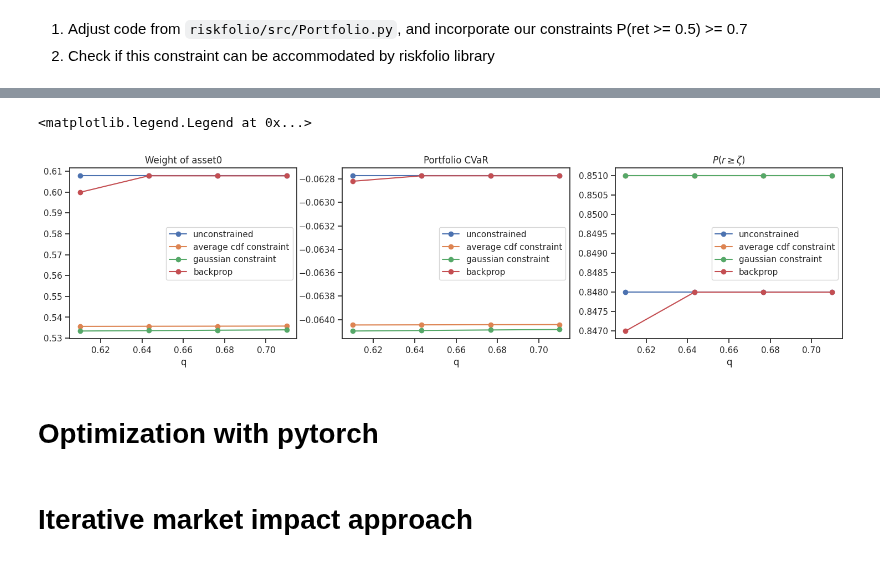
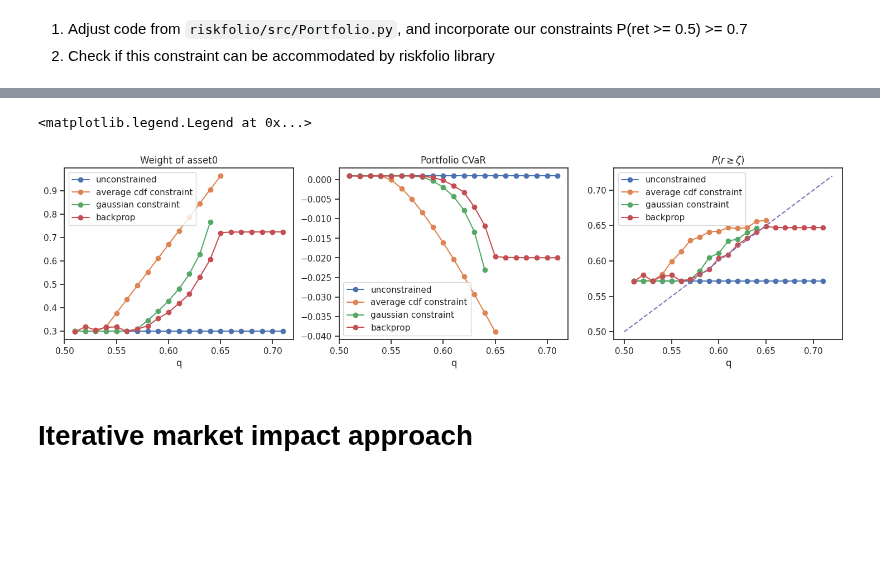
Before and after one commit to starovoitovs/defi, a Jupyter notebook: generator_cvar_soc.ipynb, the cells around one changed output, grey strips where cells are left out. Cells and saved outputs as stored; diff of their text form; code cells hidden in the pictures; blank space fills up the shorter version.

```diff
--- a/generator_cvar_soc.ipynb
+++ b/generator_cvar_soc.ipynb
@@ -239,8 +279,0 @@ Text(0.5, 1.0, '$\\zeta = 0.05$')
-# %%
-# 1d marginals on top of each other
-
-for i in range(log_ret.shape[1]):
-    sns.kdeplot(log_ret[:, i], label=i)
-
-plt.xlim((-0.4, 0.4))
-plt.legend()
@@ -284,11 +286,11 @@ fig.suptitle('Average of quantiles vs. quantiles of averages', fontsize=20)
 for i in range(N_pools):
     for j in range(N_pools):
         if i < j:
-            q0, q1 = np.mean(log_ret[:, i] >= zeta), np.mean(log_ret[:, j] >= zeta)
+            q0, q1 = np.mean(returns[:, i] >= params['zeta']), np.mean(returns[:, j] >= params['zeta'])
 
             ws = np.linspace(0, 1, 21)
             ps0 = ws * q0 + (1 - ws) * q1
-            ps1 = np.mean(ws[:, None] @ log_ret[:, i][None, :] + ((1 - ws[:, None]) @ log_ret[:, j][None, :]) >= zeta, axis=1)
+            ps1 = np.mean(ws[:, None] @ returns[:, i][None, :] + ((1 - ws[:, None]) @ returns[:, j][None, :]) >= params['zeta'], axis=1)
 
             ax[i][j].plot(ws, ps0)
             ax[i][j].plot(ws, ps1)
@@ -304,7 +306,7 @@ import riskfolio as rp
 import pandas as pd
 # %%
 # Building the portfolio object
-port = rp.Portfolio(returns=pd.DataFrame(log_ret))
+port = rp.Portfolio(returns=pd.DataFrame(returns))
 
 # Calculating optimal portfolio
 
@@ -329,8 +331,8 @@ weights = port.optimization(model=model, rm=rm, obj=obj, rf=rf, l=l, hist=hist)
 print("Portfolio weights:")
 display(weights.T)
 
-portfolio_returns = log_ret @ weights
+portfolio_returns = returns @ weights
 portfolio_returns = portfolio_returns.to_numpy().T[0]
-plot_hist(portfolio_returns, zeta=zeta, alpha=alpha, q=q)
+plot_hist(portfolio_returns, **params)
 # %% [output]
 Portfolio weights:
@@ -486,33 +529,33 @@ for i, q in tqdm(enumerate(qs)):
 # %%
 fig, ax = plt.subplots(ncols=3, figsize=(18, 4))
 
 ax[0].set_title('Weight of asset0')
-ax[0].plot(qs, results[:, 0, 0], marker='o', label='unconstrained')
-ax[0].plot(qs, results[:, 1, 0], marker='o', label='average cdf constraint')
-ax[0].plot(qs, results[:, 2, 0], marker='o', label='gaussian constraint')
-ax[0].plot(qs, results[:, 3, 0], marker='o', label='backprop')
+ax[0].plot(qs, results_weights[:, 0, 0], marker='o', label='unconstrained')
+ax[0].plot(qs, results_weights[:, 1, 0], marker='o', label='average cdf constraint')
+ax[0].plot(qs, results_weights[:, 2, 0], marker='o', label='gaussian constraint')
+ax[0].plot(qs, results_weights[:, 3, 0], marker='o', label='backprop')
 ax[0].set_xlabel('q')
 ax[0].legend()
 
 ax[1].set_title('Portfolio CVaR')
-ax[1].plot(qs, results[:, 0, 1], marker='o', label='unconstrained')
-ax[1].plot(qs, results[:, 1, 1], marker='o', label='average cdf constraint')
-ax[1].plot(qs, results[:, 2, 1], marker='o', label='gaussian constraint')
-ax[1].plot(qs, results[:, 3, 1], marker='o', label='backprop')
+ax[1].plot(qs, results_metrics[:, 0, 0], marker='o', label='unconstrained')
+ax[1].plot(qs, results_metrics[:, 1, 0], marker='o', label='average cdf constraint')
+ax[1].plot(qs, results_metrics[:, 2, 0], marker='o', label='gaussian constraint')
+ax[1].plot(qs, results_metrics[:, 3, 0], marker='o', label='backprop')
 ax[1].set_xlabel('q')
 ax[1].legend()
 
 ax[2].set_title('$P(r \geq \zeta)$')
-ax[2].plot(qs, results[:, 0, 2], marker='o', label='unconstrained')
-ax[2].plot(qs, results[:, 1, 2], marker='o', label='average cdf constraint')
-ax[2].plot(qs, results[:, 2, 2], marker='o', label='gaussian constraint')
-ax[2].plot(qs, results[:, 3, 2], marker='o', label='backprop')
-i0, i1 = np.argmax(~np.isnan(results).all(axis=(1, 2))), np.argmin(~np.isnan(results).all(axis=(1, 2)))
-ax[2].plot(qs[i0:i1], qs[i0:i1], ls='--')
+ax[2].plot(qs, results_metrics[:, 0, 1], marker='o', label='unconstrained')
+ax[2].plot(qs, results_metrics[:, 1, 1], marker='o', label='average cdf constraint')
+ax[2].plot(qs, results_metrics[:, 2, 1], marker='o', label='gaussian constraint')
+ax[2].plot(qs, results_metrics[:, 3, 1], marker='o', label='backprop')
+
+x0, x1 = ax[2].get_xlim()
+qs_plot = np.linspace(x0, x1, 101)
+ax[2].plot(qs_plot, qs_plot, ls='--')
 ax[2].set_xlabel('q')
 ax[2].legend()
 # %% [output]
 <matplotlib.legend.Legend at 0x...>
-[figure, old version]
+[figure, new version]
-# %% [markdown]
-# Optimization with pytorch
```
Also changed, not shown: parts of 27 cells of this notebook.
